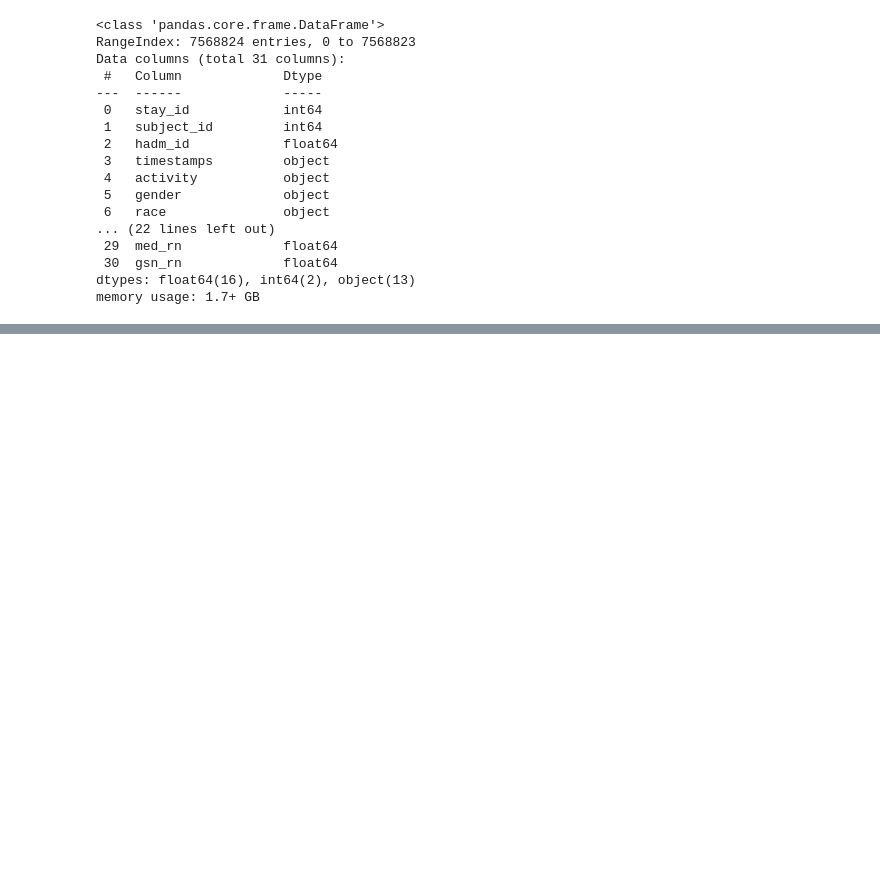
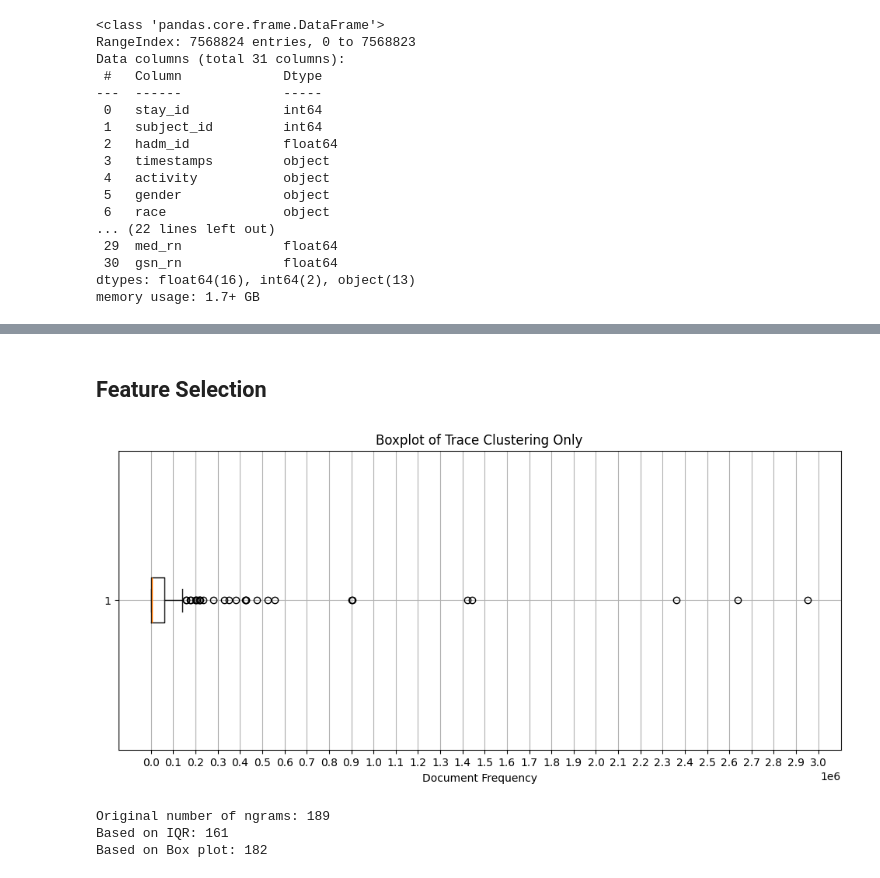
Before and after one commit to BPark01/Data-Segmentation-Benchmark-in-Process-Mining, a Jupyter notebook: mimic_benchmark.ipynb, the cells around one changed output, grey strips where cells are left out. Cells and saved outputs as stored; diff of their text form; code cells hidden in the pictures; blank space fills up the shorter version.

Commit message:
Initial part of TC-only approach implemented

```diff
--- a/mimic_benchmark.ipynb
+++ b/mimic_benchmark.ipynb
@@ -86,0 +147,2 @@ df[df['gender'] == 'T']
+# %%
+df['race'] = df.groupby('case:concept:name')['race'].transform(lambda x: x.ffill().bfill())
@@ -86,0 +171,9 @@ df[df['gender'] == 'T']
+# %%
+activities = df['concept:name'].unique() # extract activities
+
+# mapping activities
+mapping = {act: chr(97 + i) for i, act in enumerate(activities)}
+df['activity_mapped'] = df['concept:name'].map(mapping)
+
+trace_ordered_df = df.sort_values(by=['case:concept:name', 'time:timestamp']) # order by case ids
+trace_mapped_df = trace_ordered_df.groupby('case:concept:name')["activity_mapped"].apply(list).reset_index() # group by case ids
@@ -86,0 +191,10 @@ df[df['gender'] == 'T']
+# %%
+trace_mapped_df['activity_str'] = trace_mapped_df['activity_mapped'].apply(lambda x: ' '.join(x))
+
+vectorizer = CountVectorizer(
+    ngram_range=(1, 3),
+    stop_words=None,
+    token_pattern=r'(?u)\b\w+\b'
+)
+
+X = vectorizer.fit_transform(trace_mapped_df['activity_str'])
@@ -86,0 +215,44 @@ df[df['gender'] == 'T']
+# %% [markdown]
+## Feature Selection
+# %%
+df_counts = np.asarray(X.sum(axis=0)).flatten()
+
+plt.figure(figsize=(12, 5))
+plt.boxplot(df_counts, vert=False)
+plt.title("Boxplot of Trace Clustering Only")
+plt.xlabel("Document Frequency")
+plt.grid(True)
+
+max_val = df_counts.max()
+tick_interval = 100_000
+xticks = np.arange(0, max_val + tick_interval, tick_interval)
+plt.xticks(xticks)
+
+plt.show()
+# %% [output]
+[figure, added]
+# %%
+# number of ngrams remaining after reducing
+
+# Based on IQR
+Q1 = np.percentile(df_counts, 25)
+Q3 = np.percentile(df_counts, 75)
+IQR = Q3 - Q1
+
+lower = Q1 - 1.5 * IQR
+upper = Q3 + 1.5 * IQR
+
+idx_iqr = np.where((df_counts >= lower) & (df_counts <= upper))[0]
+X_IQR = X[:, idx_iqr]
+
+# Based on Boxplot
+idx_500 = np.where(df_counts <= 0.9e6)[0]
+X_box = X[:, idx_500]
+
+print(f"Original number of ngrams: {X.shape[1]}")
+print(f"Based on IQR: {X_IQR.shape[1]}")
+print(f"Based on Box plot: {X_box.shape[1]}")
+# %% [output]
+Original number of ngrams: 189
+Based on IQR: 161
+Based on Box plot: 182
```
Also changed, not shown: parts of 31 cells of this notebook.
